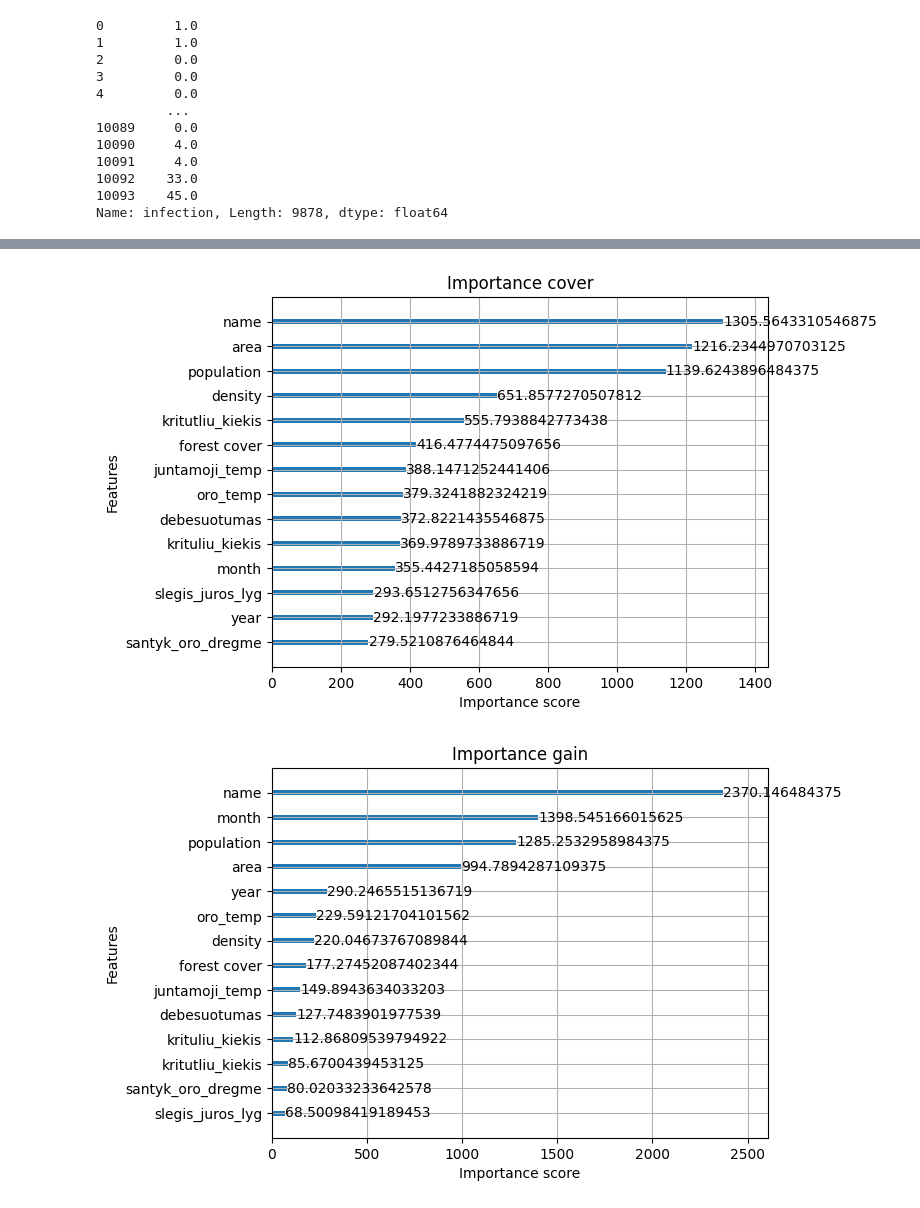
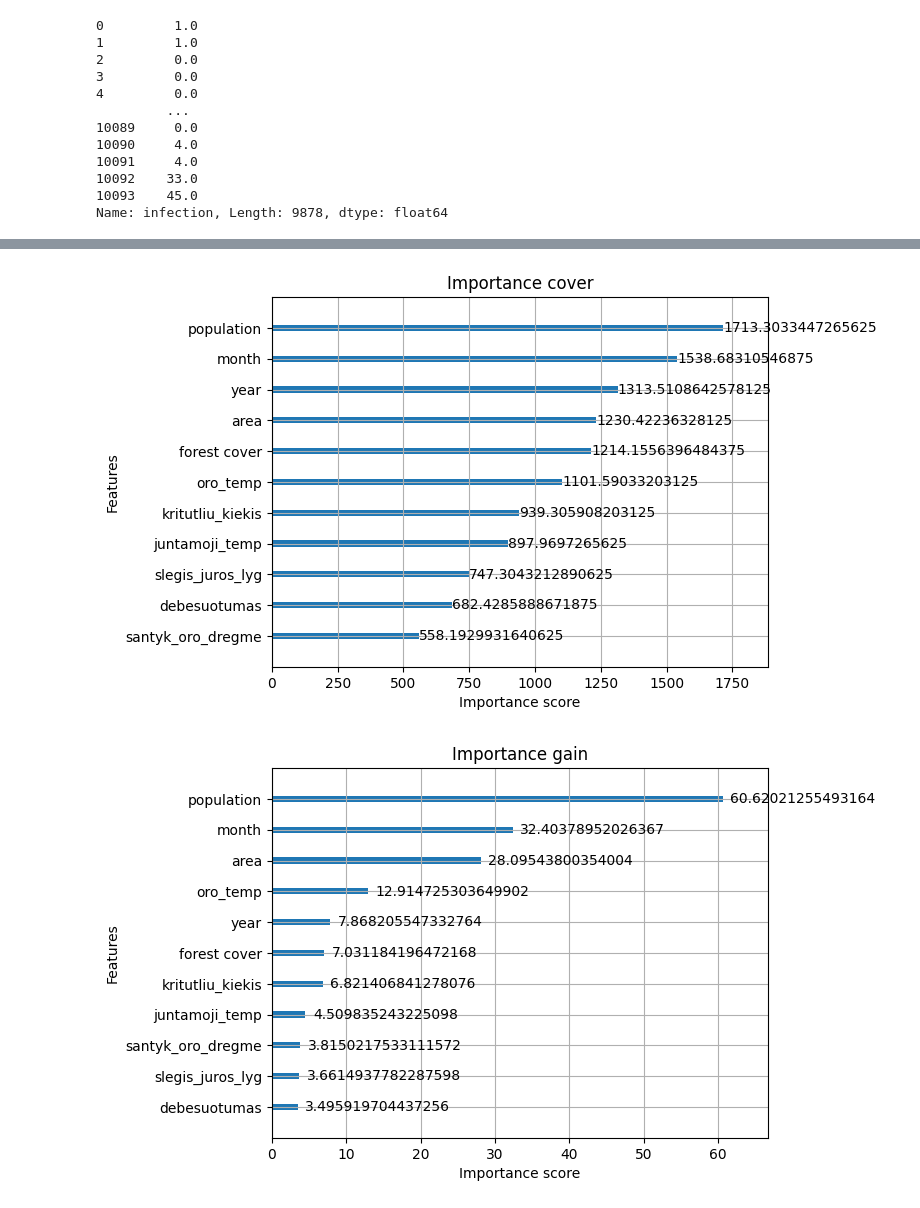
Before and after one commit to AugustusTheBirb/igem-model, a Jupyter notebook: model.ipynb, the cells around one changed output, grey strips where cells are left out. Saved outputs shown, nothing was run; the diff lists cells and outputs as text; code cells hidden in the pictures.

Commit message:
added vizualizations, changed error func, added proper CV

```diff
--- a/model.ipynb
+++ b/model.ipynb
@@ -91,3 +145,19 @@ opt = BayesSearchCV(pipe, search_space, cv=3, n_iter=10, scoring=score, )
 # %%
-opt.fit(X_train, y_train)
-model = opt.best_estimator_.named_steps['clf']
+best_model = opt.best_estimator_
+
+y_train_log = np.log1p(y_train)
+y_test_log  = np.log1p(y_test)
+
+best_model.fit(X_train, y_train_log)
+y_pred_log = best_model.predict(X_test)
+y_pred = np.expm1(y_pred_log)
+
+from sklearn.metrics import mean_absolute_error, r2_score, mean_squared_error
+
+mae_test = mean_absolute_error(y_test, y_pred)
+rmse_test = mean_squared_error(y_test, y_pred)
+r2_test = r2_score(y_test, y_pred)
+
+print("Temporal Test MAE:", mae_test)
+print("Temporal Test RMSE:", (rmse_test)**0.5)
+print("Temporal Test R²:", r2_test)
@@ -117,9 +179,10 @@ BayesSearchCV(cv=3,
 # %%
 import matplotlib.pyplot as plt
+
 for way in ["cover", "gain", "weight"]:
-    xgb.plot_importance(model, importance_type=way, height=0.2)
+    xgb.plot_importance(best_model.named_steps["clf"], importance_type=way, height=0.2)
     plt.title(f'Importance {way}')
     plt.show()
 # %% [output]
-[figure, old version]
+[figure, new version]
-[figure, old version]
+[figure, new version]
```
Also changed, not shown: parts of 9 cells of this notebook, 6 other files.
